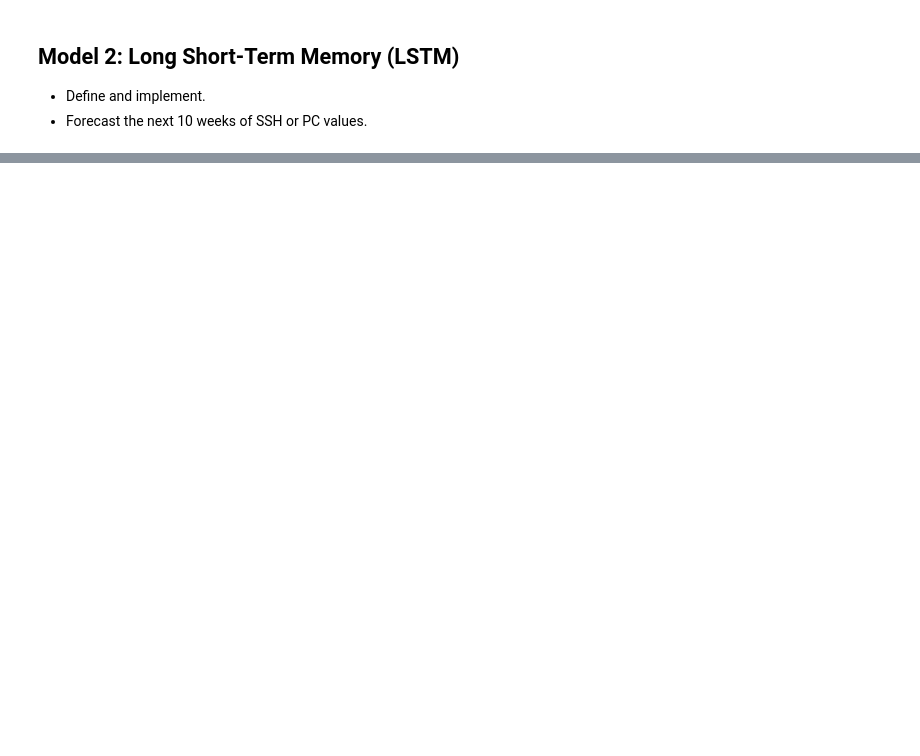
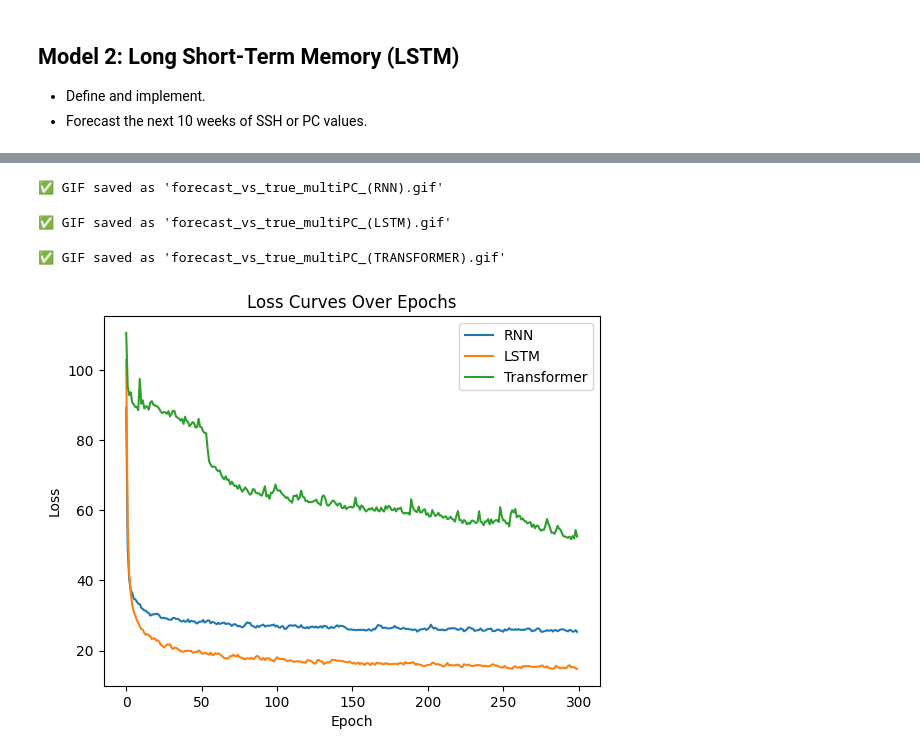
Before and after one commit to cashhollister2u/cap5625, a Jupyter notebook: assignment_3/Cash_Hollister.ipynb, the cells around one changed output, grey strips where cells are left out. Drawn from its saved outputs; the diff is of its cells as text; code cells hidden in the pictures; blank space fills up the shorter version.

```diff
--- a/assignment_3/Assignment3_Sample_Computional_AI.ipynb
+++ b/assignment_3/Cash_Hollister.ipynb
@@ -145,3 +150,16 @@ def plot_forecast(true_fields, reconstructed_fields, model_name):
     plt.close()
 
     print(f"✅ GIF saved as 'forecast_vs_true_multiPC_({model_name}).gif'")
+# %%
+def plot_loss_curves(rnn_epoch_loss, lstm_epoch_loss, transfomer_epoch_loss):
+    # Loss curves over epochs
+    time = range(len(transfomer_epoch_loss))
+    plt.plot(time, rnn_epoch_loss, label='RNN')
+    plt.plot(time, lstm_epoch_loss, label='LSTM')
+    plt.plot(time, transfomer_epoch_loss, label='Transformer')
+    #plt.plot(time, predicted_values, label='Predicted', linestyle='--')
+    plt.xlabel("Epoch")
+    plt.ylabel("Loss")
+    plt.title("Loss Curves Over Epochs")
+    plt.legend()
+    plt.show()
@@ -275,0 +394,4 @@ class LSTMMultiPC(nn.Module):
+# %%
+# Forecast the next 10 weeks of SSH or PC values.
+rnn_model, rnn_epoch_loss = train_NN(RNNMultiPC, num_components, forecast_horizon, train_loader)
+rnn_true_fields, rnn_reconstructed_fields = generate_forecast(PCs, rnn_model, forecast_horizon, sequence_length, data_2d, EOFs, valid_idx, mean_data, n_lat, n_lon)
@@ -276,5 +400,4 @@ class LSTMMultiPC(nn.Module):
 # %%
 # Forecast the next 10 weeks of SSH or PC values.
-model = train_NN(LSTMMultiPC, num_components, forecast_horizon, train_loader)
-true_fields, reconstructed_fields = generate_forecast(PCs, model, forecast_horizon, sequence_length, data_2d, EOFs, valid_idx, mean_data, n_lat, n_lon)
-plot_forecast(true_fields, reconstructed_fields, 'LSTM')
+lstm_model, lstm_epoch_loss= train_NN(LSTMMultiPC, num_components, forecast_horizon, train_loader)
+lstm_true_fields, lstm_reconstructed_fields = generate_forecast(PCs, lstm_model, forecast_horizon, sequence_length, data_2d, EOFs, valid_idx, mean_data, n_lat, n_lon)
@@ -282,0 +406,4 @@ plot_forecast(true_fields, reconstructed_fields, 'LSTM')
+# %%
+# Forecast the next 10 weeks of SSH or PC values.
+transformer_model, transfomer_epoch_loss = train_NN(TransformerMultiPC, num_components, forecast_horizon, train_loader)
+transformer_true_fields, transformer_reconstructed_fields = generate_forecast(PCs, transformer_model, forecast_horizon, sequence_length, data_2d, EOFs, valid_idx, mean_data, n_lat, n_lon)
@@ -282,0 +448,20 @@ plot_forecast(true_fields, reconstructed_fields, 'LSTM')
+# %%
+# Ground truth vs predicted values [RNN]
+plot_forecast(rnn_true_fields, rnn_reconstructed_fields, 'RNN')
+# %% [output]
+✅ GIF saved as 'forecast_vs_true_multiPC_(RNN).gif'
+# %%
+# Ground truth vs predicted values [LSTM]
+plot_forecast(lstm_true_fields, lstm_reconstructed_fields, 'LSTM')
+# %% [output]
+✅ GIF saved as 'forecast_vs_true_multiPC_(LSTM).gif'
+# %%
+# Ground truth vs predicted values [Transformer]]
+plot_forecast(transformer_true_fields, transformer_reconstructed_fields, 'TRANSFORMER')
+# %% [output]
+✅ GIF saved as 'forecast_vs_true_multiPC_(TRANSFORMER).gif'
+# %%
+# Loss curves over epochs
+plot_loss_curves(rnn_epoch_loss, lstm_epoch_loss, transfomer_epoch_loss)
+# %% [output]
+[figure, added]
```
Also changed, not shown: parts of 20 cells of this notebook, 3 other files.
